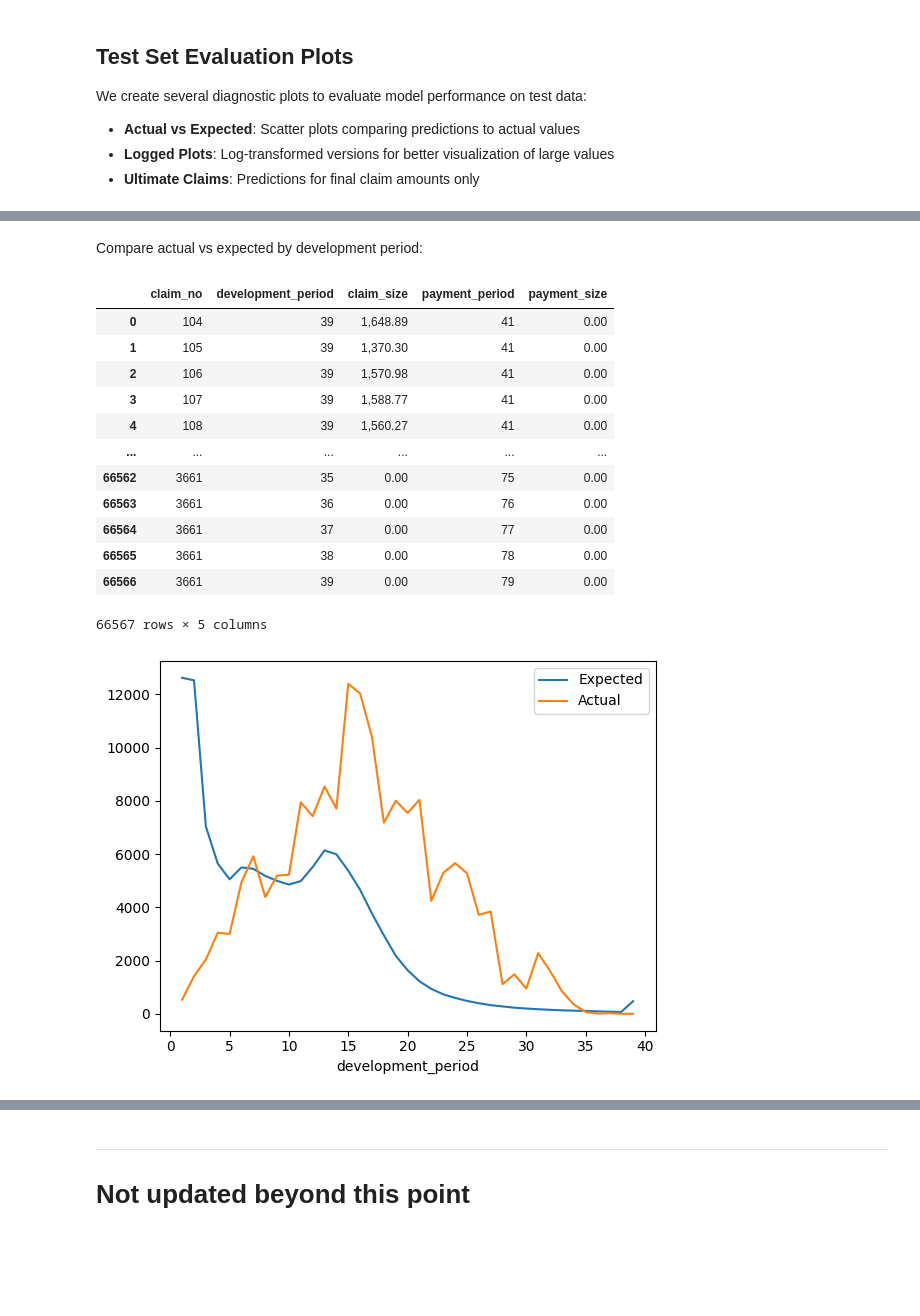
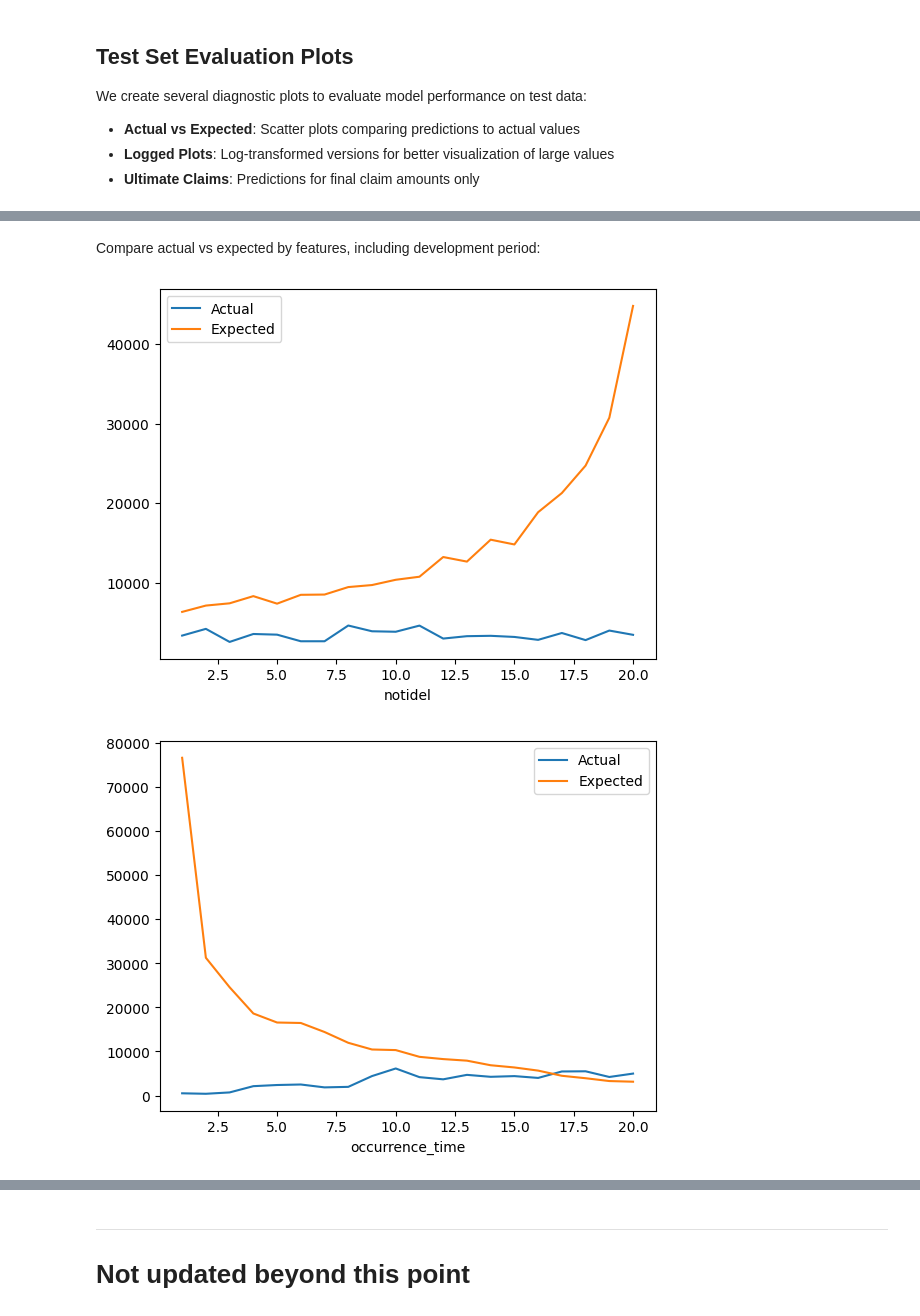
Before and after one commit to JackyP/MLR_working_party, a Jupyter notebook: 02_code/GRU_framework_triangular.ipynb, the cells around one changed output, grey strips where cells are left out. Drawn from its saved outputs; the diff is of its cells as text; code cells hidden in the pictures; blank space fills up the shorter version.

```diff
--- a/02_code/GRU_framework_triangular.ipynb
+++ b/02_code/GRU_framework_triangular.ipynb
@@ -534,0 +559,10 @@ pd.DataFrame({"Actual": train_actual_mean, "Model": train_model_mean}).plot()
+# %%
+# check totals
+dat_train = x_train.assign(
+    y_train_masked_sum = y_train.values[:, 2:].sum(axis=1),
+    y_fitted_masked_sum = y_pred_masked.sum(axis=1),
+)
+for f in config["data"].features:
+    if dat_train[f].drop_duplicates().shape[0] > 100:
+        dat_train[f] = pd.qcut(dat_train[f], 20, labels=False, duplicates='drop') + 1
+    dat_train.groupby(f).agg("sum")[["y_train_masked_sum", "y_fitted_masked_sum"]].plot()
@@ -534,0 +577,10 @@ pd.DataFrame({"Actual": train_actual_mean, "Model": train_model_mean}).plot()
+# %%
+# check totals
+dat_train = x_train.assign(
+    y_train_masked_sum = y_train.values[:, 2:].sum(axis=1),
+    y_fitted_masked_sum = y_pred_masked.sum(axis=1),
+)
+for f in config["data"].features:
+    if dat_train[f].drop_duplicates().shape[0] > 100:
+        dat_train[f] = pd.qcut(dat_train[f], 20, labels=False, duplicates='drop') + 1
+    dat_train.groupby(f).agg("sum")[["y_train_masked_sum", "y_fitted_masked_sum"]].plot()
@@ -542,2 +647,2 @@ We create several diagnostic plots to evaluate model performance on test data:
 # %% [markdown]
-Compare actual vs expected by development period:
+Compare actual vs expected by features, including development period:
@@ -553,30 +649,28 @@ actual_vs_expected_test = pd.merge(
-# %%
-actual_vs_expected_test
-# %% [output]
-|  | claim_no | development_period | claim_size | payment_period | payment_size |
-| 0 | 104 | 39 | 1,648.89 | 41 | 0.00 |
-| 1 | 105 | 39 | 1,370.30 | 41 | 0.00 |
-| 2 | 106 | 39 | 1,570.98 | 41 | 0.00 |
-| 3 | 107 | 39 | 1,588.77 | 41 | 0.00 |
-| 4 | 108 | 39 | 1,560.27 | 41 | 0.00 |
-| ... | ... | ... | ... | ... | ... |
-| 66562 | 3661 | 35 | 0.00 | 75 | 0.00 |
-| 66563 | 3661 | 36 | 0.00 | 76 | 0.00 |
-| 66564 | 3661 | 37 | 0.00 | 77 | 0.00 |
-| 66565 | 3661 | 38 | 0.00 | 78 | 0.00 |
-| 66566 | 3661 | 39 | 0.00 | 79 | 0.00 |
-66567 rows × 5 columns
 # %%
-# Plot average actual and expected amount
-(
-    actual_vs_expected_test[["development_period", "claim_size", "payment_size"]]
-    .rename(columns={
-        youtput: "Expected",
-        "payment_size": "Actual"
-    })
-    .groupby("development_period")
-    .agg("mean")
-).plot()
-plt.show()
+actual_vs_expected_test = pd.merge(
+    pred_df,
+    dat.loc[
+        lambda df: (df.claim_no.isin(pred_df.claim_no.drop_duplicates())) & (~df.train_ind),
+        list(dict.fromkeys(["claim_no", "development_period", "payment_period", "payment_size"] + config["data"].features))
+    ],
+    on=["claim_no", "development_period", "payment_period"]
+)
+
+ave = actual_vs_expected_test.copy()
+for f in config["data"].features:
+    if ave[f].drop_duplicates().shape[0] > 100:
+        ave[f] = pd.qcut(ave[f], 20, labels=False, duplicates='drop') + 1
+    # Plot average actual and expected amount
+    (
+        ave[[f, "payment_size", youtput]]
+        .rename(columns={
+            youtput: "Expected",
+            "payment_size": "Actual"
+        })
+        .groupby(f)
+        .agg("mean")
+    ).plot()
+    plt.show()
 # %% [output]
-[figure, old version]
+[figure, new version]
+[figure, added]
```
Also changed, not shown: parts of 21 cells of this notebook, 1 other file.
